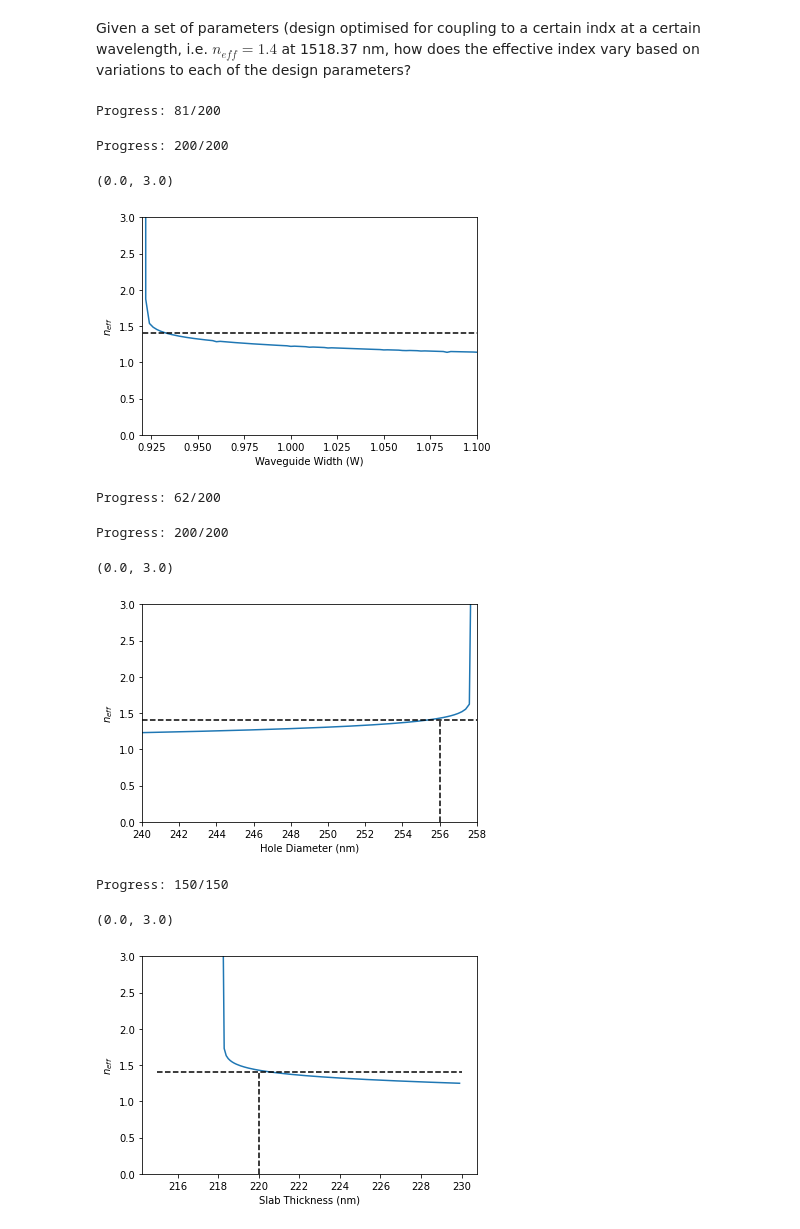
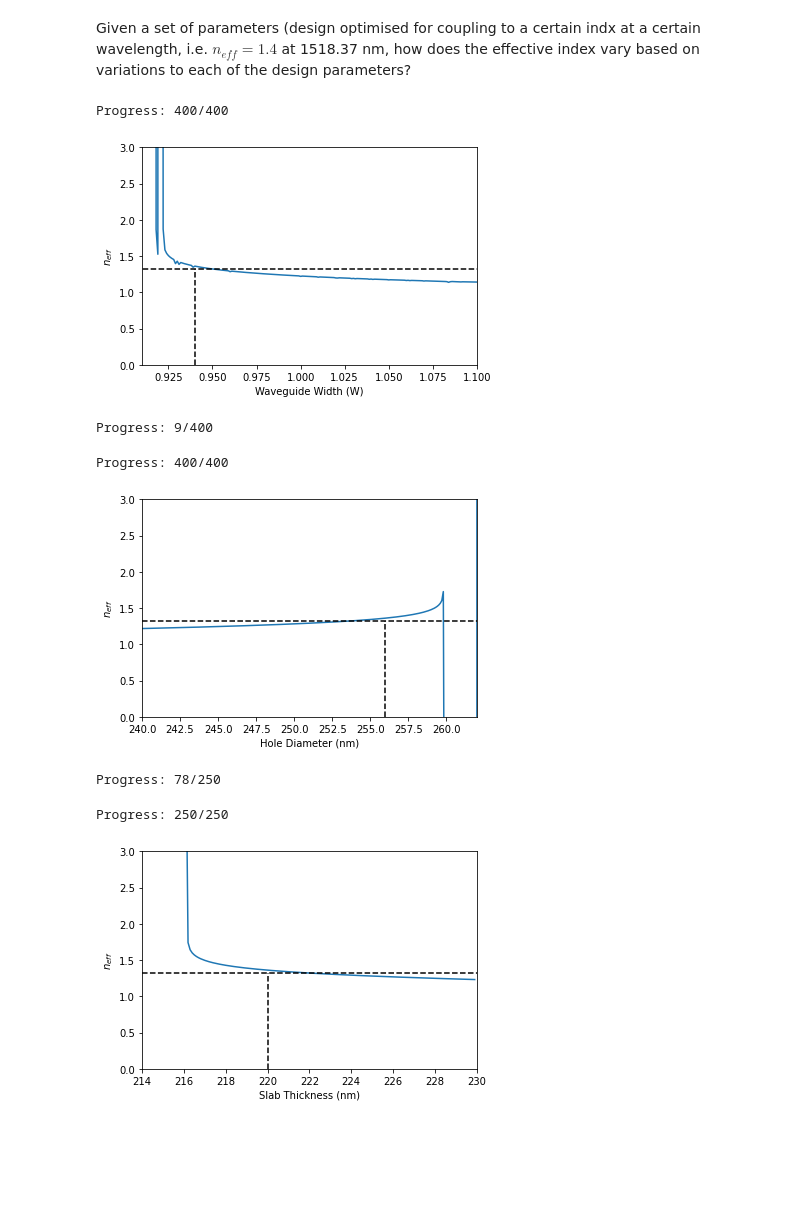
Before and after one commit to quantumbrownie/honoursLegume, a Jupyter notebook: Tolerances.ipynb, the cells around one changed output. Drawn from its saved outputs; the diff is of its cells as text; code cells hidden in the pictures; blank space fills up the shorter version.

```diff
--- a/Tolerances.ipynb
+++ b/Tolerances.ipynb
@@ -71,7 +71,7 @@ eps_b = 3.453**2      # slab permittivity (n ~= 3.453 at low temp, n = 3.48 at r
 eps_c = 1            # hole permittivity
 d = 220/a          # slab thickness
 
-W = 0.93
+W = 0.94
 
 # plane-wave expansion parameters
 gmax = 3     # truncation of the plane-wave basis
@@ -82,7 +82,7 @@ Nx = 1       # Supercell size in the x-direction
 # Over Width
 W_0 = W
 
-Ws = np.arange(0.8, 1.2, 0.002) #+ 0.0003
+Ws = np.arange(0.8, 1.2, 0.001) #+ 0.0003
 
 cross_wvlns = []
 n_effs = []
@@ -159,28 +159,27 @@ for i in np.arange(0,len(Ws)):
 W = W_0
 n_eff_w = n_effs
 # %% [output]
-Progress: 81/200
+Progress: 400/400
-Progress: 200/200
 # %%
 np.savetxt('Width_tolerace.dat', [Ws, n_eff_w])
 #t = np.loadtxt('Width_tolerace.dat')
 #plt.plot(t[0],t[1])
 
 plt.plot(Ws, n_eff_w)
-plt.plot([0.8,1.2],[1.4,1.4], 'k--') # Resonator neff
-plt.plot([W,W], [1.4,1.4], 'k--') # Central Parameter
+plt.plot([0.8,1.2],[1.32,1.32], 'k--') # Resonator neff
+plt.plot([W,W], [0,1.32], 'k--') # Central Parameter
 plt.xlabel("Waveguide Width (W)")
 plt.ylabel("$n_{eff}$")
-plt.xlim(0.92,1.1)
+plt.xlim(0.91,1.1)
 plt.ylim(0,3)
+plt.savefig("Width_tolerace.eps")
 # %% [output]
-(0.0, 3.0)
-[figure, old version]
+[figure, new version]
 # %%
 # Over Radius (Does variation in radius due to fabrication tolerances impact n_eff?)
 r_0 = ra
 
-ra_actual = np.arange(240,280,0.2) # Hole Diameter in nm
+ra_actual = np.arange(240,280,0.1) # Hole Diameter in nm
 ra_s = ra_actual*0.5/a # Legume Units
 
 cross_wvlns = []
@@ -258,28 +257,28 @@ for i in np.arange(0,len(ra_s)):
 ra = r_0
 n_eff_r = n_effs
 # %% [output]
-Progress: 62/200
+Progress: 9/400
-Progress: 200/200
+Progress: 400/400
 # %%
 np.savetxt('Hole_tolerace.dat', [ra_actual, n_eff_r])
 #t = np.loadtxt('Hole_tolerace.dat')
 #plt.plot(t[0],t[1])
 
 plt.plot(ra_actual, n_eff_r)
-plt.plot([240,280],[1.4,1.4], 'k--') # Resonator neff
-plt.plot([256,256],[0,1.4], 'k--') # Central Parameter
+plt.plot([240,280],[1.32,1.32], 'k--') # Resonator neff
+plt.plot([256,256],[0,1.32], 'k--') # Central Parameter
 plt.xlabel("Hole Diameter (nm)")
 plt.ylabel("$n_{eff}$")
-plt.xlim(240,258)
+plt.xlim(240,262)
 plt.ylim(0,3)
+plt.savefig("Hole_tolerace.eps")
 # %% [output]
-(0.0, 3.0)
-[figure, old version]
+[figure, new version]
 # %%
 # Over thickness (Does variation in wafer thickness, including issues perhaps with the liftoff process effect n_eff?)
 d_0 = d
 
-d_actual = np.arange(215,230,0.1) # Hole Rad in nm
+d_actual = np.arange(205,230,0.1) # Hole Rad in nm
 d_s = d_actual/a # Legume Units
 
 cross_wvlns = []
@@ -357,22 +356,23 @@ for i in np.arange(0,len(d_s)):
 d = d_0
 n_eff_d = n_effs
 # %% [output]
-Progress: 150/150
+Progress: 78/250
+Progress: 250/250
 # %%
 np.savetxt('Thickness_tolerace.dat', [d_actual, n_eff_d])
 #t = np.loadtxt('Thickness_tolerace.dat')
 #plt.plot(t[0],t[1])
 
 plt.plot(d_actual, n_eff_d)
-plt.plot([215,230],[1.4,1.4], 'k--') # Resonator neff
-plt.plot([220,220],[0,1.4], 'k--') # Central Parameter
+plt.plot([214,230],[1.32,1.32], 'k--') # Resonator neff
+plt.plot([220,220],[0,1.32], 'k--') # Central Parameter
 plt.xlabel("Slab Thickness (nm)")
 plt.ylabel("$n_{eff}$")
-#plt.xlim(0.91,1.1)
+plt.xlim(214,230)
 plt.ylim(0,3)
+plt.savefig("Thickness_tolerace.eps")
 # %% [output]
-(0.0, 3.0)
-[figure, old version]
+[figure, new version]
 # %%
 # How do variations on permitivity (i.e. due to temperature dependence) impact this?
 eps_b_0 = eps_b
```
Also changed, not shown: parts of 4 cells of this notebook, 20 other files.
